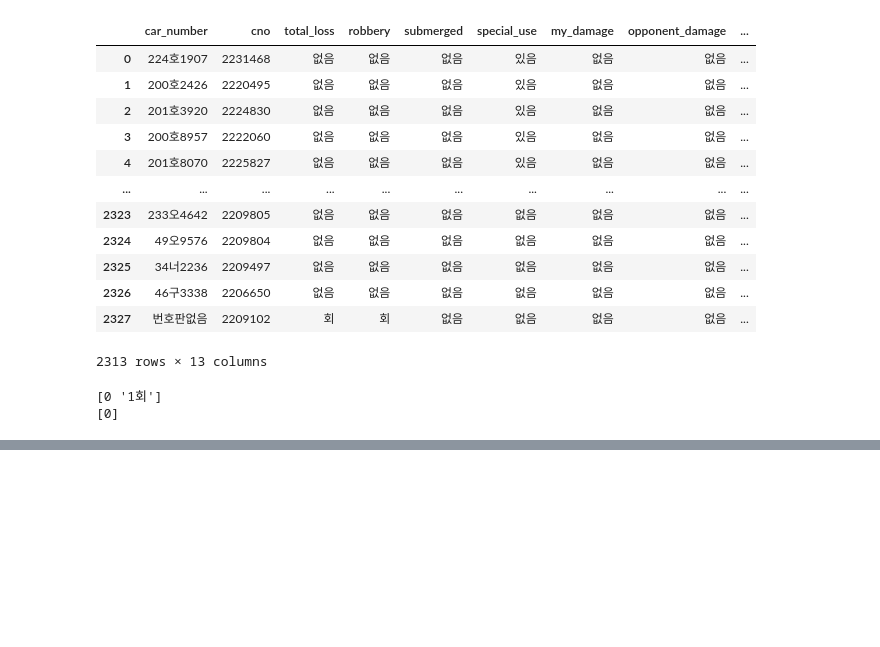
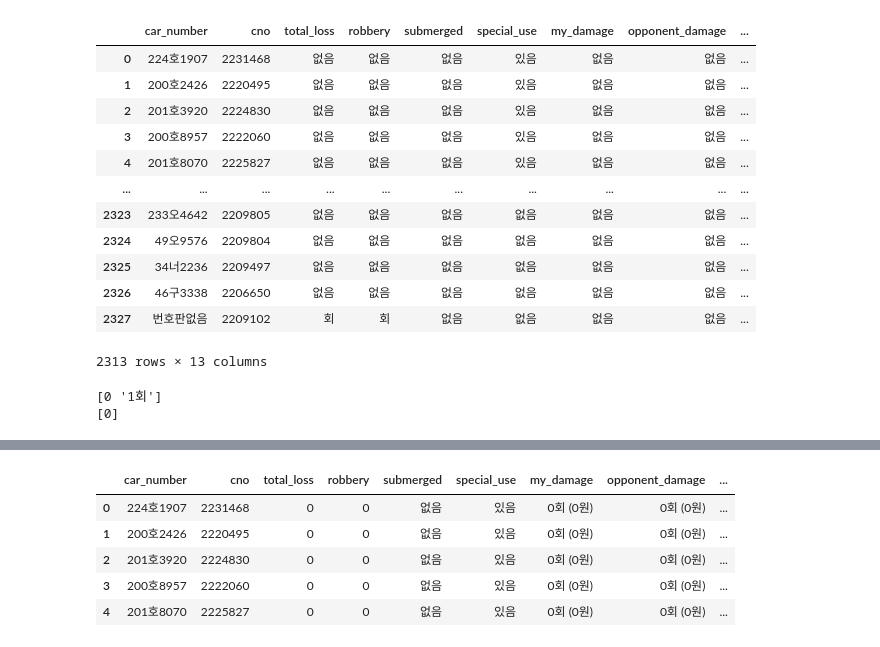
Before and after one commit to catree42/Used-Car-Price-Predictor, a Jupyter notebook: EDA_Insurance.ipynb, the cells around one changed output, grey strips where cells are left out. Drawn from its saved outputs; the diff is of its cells as text; code cells hidden in the pictures; blank space fills up the shorter version.

```diff
--- a/EDA_Insurance.ipynb
+++ b/EDA_Insurance.ipynb
@@ -169,0 +169,13 @@ df.loc[df['my_damage'] == 0, 'my_damage'] = '0회 (0원)'
+# %%
+
+df.loc[df['opponent_damage'] == 0, 'opponent_damage'] = '0회 (0원)'
+# temp = df.loc[df['opponent_damage'] != 0, 'opponent_damage'].str.split('/')
+
+df[['opponent_damage_cnt', 'opponent_damage_price']] = df['opponent_damage'].str.replace(pat=r'[^0-9 ]', repl='', regex=True).str.split(' ', expand=True)
+# %% [output]
+|  | car_number | cno | total_loss | robbery | submerged | special_use | my_damage | opponent_damage | ... |
+| 0 | 224호1907 | 2231468 | 0 | 0 | 없음 | 있음 | 0회 (0원) | 0회 (0원) | ... |
+| 1 | 200호2426 | 2220495 | 0 | 0 | 없음 | 있음 | 0회 (0원) | 0회 (0원) | ... |
+| 2 | 201호3920 | 2224830 | 0 | 0 | 없음 | 있음 | 0회 (0원) | 0회 (0원) | ... |
+| 3 | 200호8957 | 2222060 | 0 | 0 | 없음 | 있음 | 0회 (0원) | 0회 (0원) | ... |
+| 4 | 201호8070 | 2225827 | 0 | 0 | 없음 | 있음 | 0회 (0원) | 0회 (0원) | ... |
```
Also changed, not shown: parts of 16 cells of this notebook, 8 other files.
